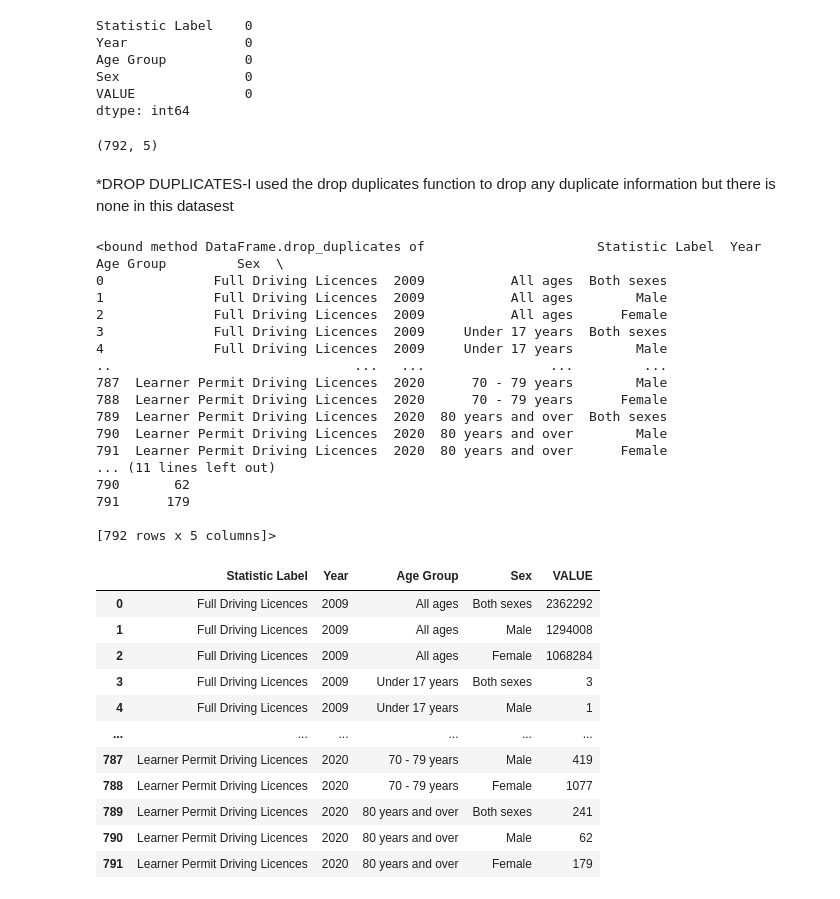
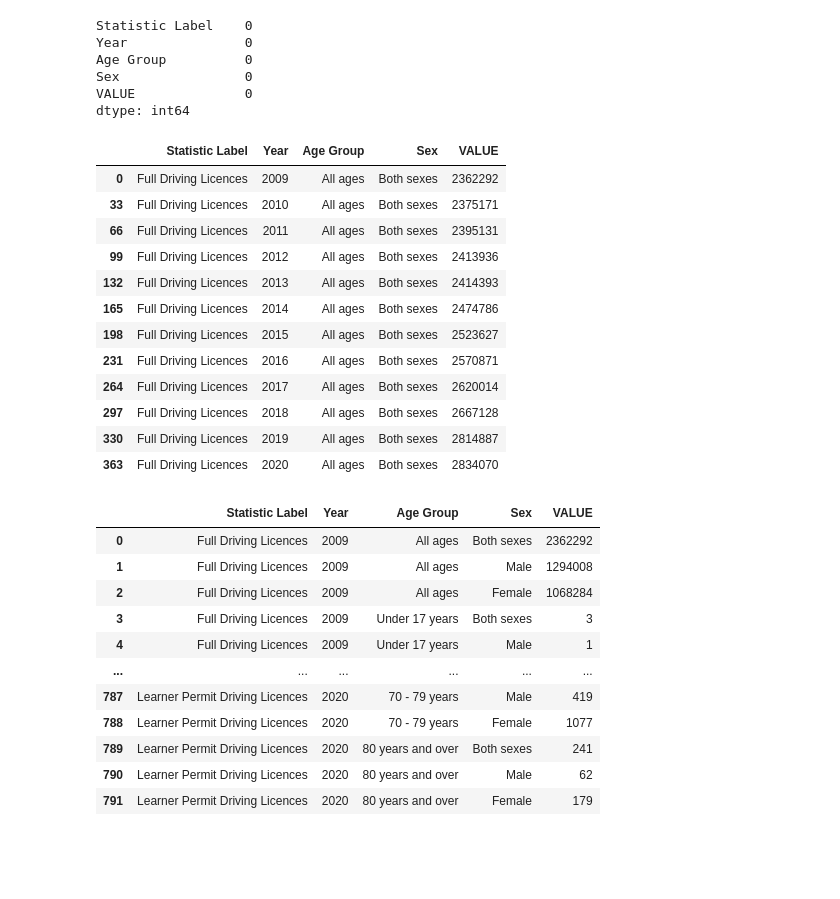
Before and after one commit to hartyl1/UCDPA_harty, a Jupyter notebook: Copy_of_Copy_of_Untitled12.ipynb, the cells around one changed output. Drawn from its saved outputs; the diff is of its cells as text; code cells hidden in the pictures; blank space fills up the shorter version.

```diff
--- a/Copy_of_Copy_of_Untitled12.ipynb
+++ b/Copy_of_Copy_of_Untitled12.ipynb
@@ -234,32 +256,22 @@ Age Group          0
 Sex                0
 VALUE              0
 dtype: int64
-# %%
-Driving_Licenses.dropna(axis=1).shape
-# %% [output]
-(792, 5)
-# %% [markdown]
-*DROP DUPLICATES-I used the drop duplicates function to drop any duplicate information but there is none in this datasest
 # %%
-Driving_Licenses.drop_duplicates
+Driving_Licenses.drop_duplicates(subset=['Year'])
 # %% [output]
-<bound method DataFrame.drop_duplicates of                      Statistic Label  Year          Age Group         Sex  \
-0              Full Driving Licences  2009           All ages  Both sexes
-1              Full Driving Licences  2009           All ages        Male
-2              Full Driving Licences  2009           All ages      Female
-3              Full Driving Licences  2009     Under 17 years  Both sexes
-4              Full Driving Licences  2009     Under 17 years        Male
-..                               ...   ...                ...         ...
-787  Learner Permit Driving Licences  2020      70 - 79 years        Male
-788  Learner Permit Driving Licences  2020      70 - 79 years      Female
-789  Learner Permit Driving Licences  2020  80 years and over  Both sexes
-790  Learner Permit Driving Licences  2020  80 years and over        Male
-791  Learner Permit Driving Licences  2020  80 years and over      Female
-... (11 lines left out)
-790       62
-791      179
-
-[792 rows x 5 columns]>
+|  | Statistic Label | Year | Age Group | Sex | VALUE |
+| 0 | Full Driving Licences | 2009 | All ages | Both sexes | 2362292 |
+| 33 | Full Driving Licences | 2010 | All ages | Both sexes | 2375171 |
+| 66 | Full Driving Licences | 2011 | All ages | Both sexes | 2395131 |
+| 99 | Full Driving Licences | 2012 | All ages | Both sexes | 2413936 |
+| 132 | Full Driving Licences | 2013 | All ages | Both sexes | 2414393 |
+| 165 | Full Driving Licences | 2014 | All ages | Both sexes | 2474786 |
+| 198 | Full Driving Licences | 2015 | All ages | Both sexes | 2523627 |
+| 231 | Full Driving Licences | 2016 | All ages | Both sexes | 2570871 |
+| 264 | Full Driving Licences | 2017 | All ages | Both sexes | 2620014 |
+| 297 | Full Driving Licences | 2018 | All ages | Both sexes | 2667128 |
+| 330 | Full Driving Licences | 2019 | All ages | Both sexes | 2814887 |
+| 363 | Full Driving Licences | 2020 | All ages | Both sexes | 2834070 |
 # %%
 Driving_Licenses.fillna('none')
 # %% [output]
```
Also changed, not shown: parts of 8 cells of this notebook.
